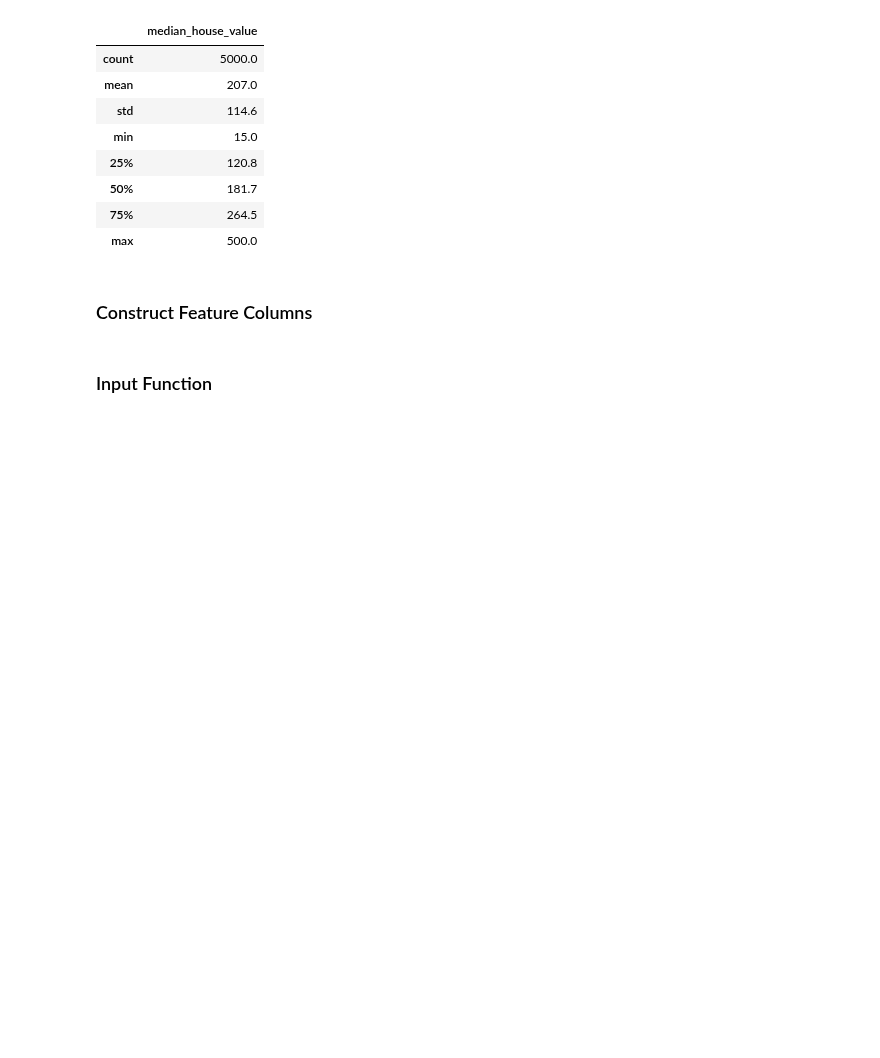
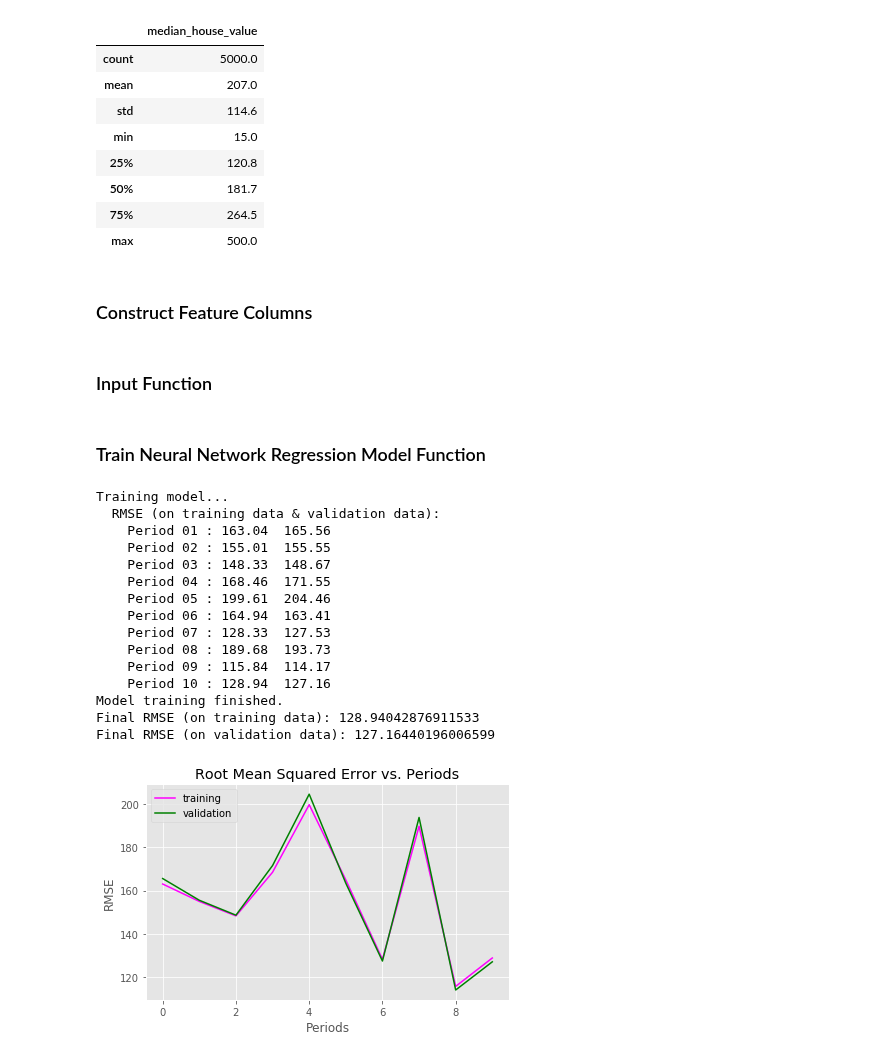
Before and after one commit to acesaif/ml_crash_course, a Jupyter notebook: intro_neural_networks/ml_neural_nets.ipynb, the cells around one changed output. Cells and saved outputs as stored; diff of their text form; code cells hidden in the pictures; blank space fills up the shorter version.

Commit message:
Train_nn_regression_model.

```diff
--- a/intro_neural_networks/ml_neural_nets.ipynb
+++ b/intro_neural_networks/ml_neural_nets.ipynb
@@ -133,3 +133,5 @@ def my_input_fn(features, targets, batch_size=1, shuffle=True, num_epochs=None):
         ds = ds.shuffle(buffer_size=10000)
     features, labels = ds.make_one_shot_iterator().get_next()
     return features, labels
+# %% [markdown]
+### Train Neural Network Regression Model Function
@@ -135,0 +212,28 @@ def my_input_fn(features, targets, batch_size=1, shuffle=True, num_epochs=None):
+# %%
+dnn_regressor = train_nn_regression_model(
+    learning_rate = 0.01,
+    steps = 500,
+    batch_size = 10,
+    hidden_units = [10, 2],
+    training_examples = training_examples,
+    training_targets = training_targets,
+    validation_examples = validation_examples,
+    validation_targets = validation_targets
+)
+# %% [output]
+Training model...
+  RMSE (on training data & validation data):
+    Period 01 : 163.04  165.56
+    Period 02 : 155.01  155.55
+    Period 03 : 148.33  148.67
+    Period 04 : 168.46  171.55
+    Period 05 : 199.61  204.46
+    Period 06 : 164.94  163.41
+    Period 07 : 128.33  127.53
+    Period 08 : 189.68  193.73
+    Period 09 : 115.84  114.17
+    Period 10 : 128.94  127.16
+Model training finished.
+Final RMSE (on training data): 128.94042876911533
+Final RMSE (on validation data): 127.16440196006599
+[figure, added]
```
Also changed, not shown: parts of 1 cell of this notebook.
